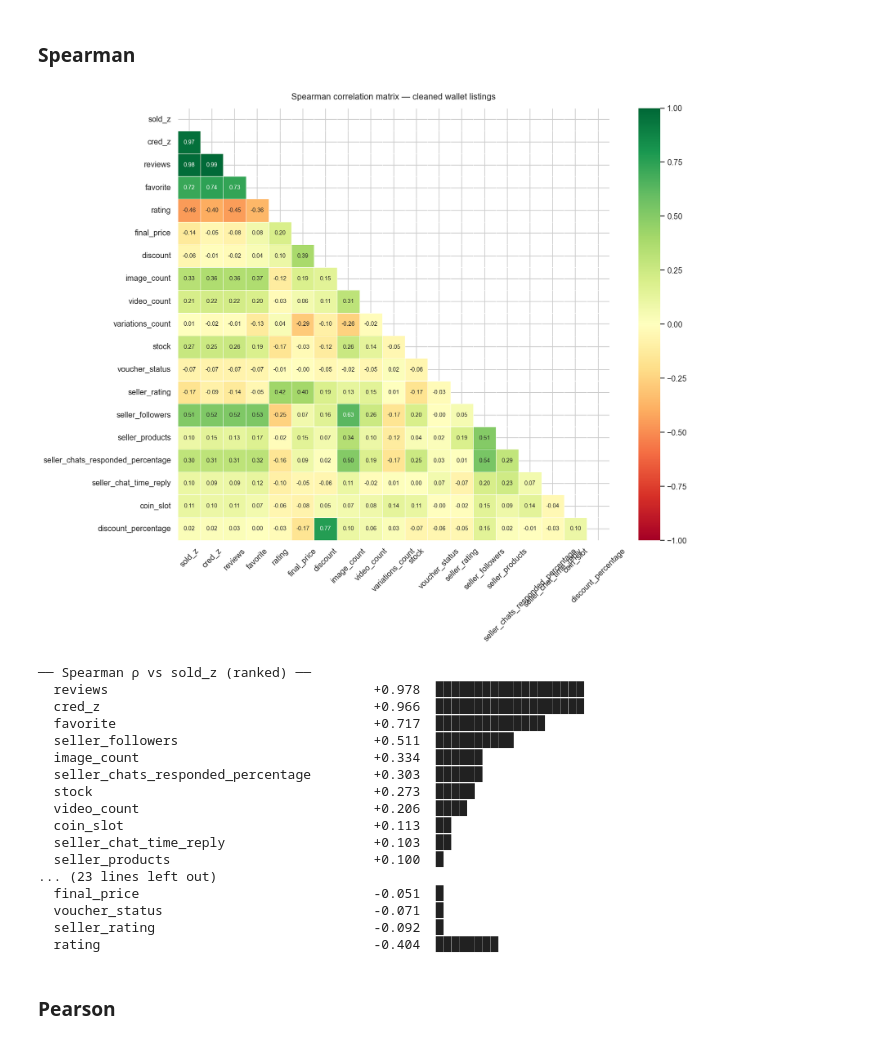
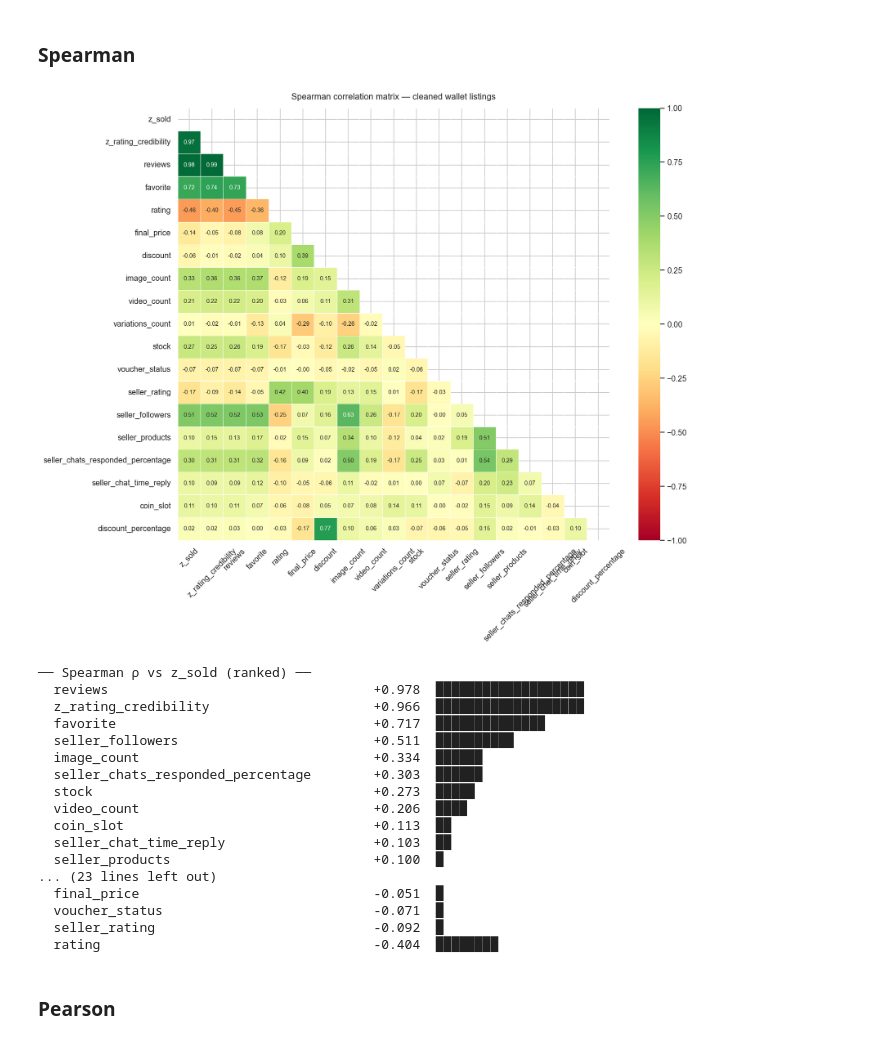
Before and after one commit to claranatalie01/COMP4501-FYP, a Jupyter notebook: angel/02_Dompet_NormalizeData.ipynb, the cells around one changed output. Saved outputs shown, nothing was run; the diff lists cells and outputs as text; code cells hidden in the pictures.

Commit message:
eda_angel - rename to z_sold and z_rating_credibility

```diff
--- a/angel/02_Dompet_NormalizeData.ipynb
+++ b/angel/02_Dompet_NormalizeData.ipynb
@@ -96,12 +96,12 @@ tmp_corr['rating_credibility'] = pd.to_numeric(tmp_corr['rating_credibility'], e
 
 tmp_corr = tmp_corr.dropna(subset=['sold', 'rating_credibility']).copy()
 
-tmp_corr['sold_z'] = zscore_series(tmp_corr['sold'])
-tmp_corr['cred_z'] = zscore_series(tmp_corr['rating_credibility'])
+tmp_corr['z_sold'] = zscore_series(tmp_corr['sold'])
+tmp_corr['z_rating_credibility'] = zscore_series(tmp_corr['rating_credibility'])
 
-# Add the sold_z and cred_z columns to df as well
-df['sold_z'] = tmp_corr['sold_z']
-df['cred_z'] = tmp_corr['cred_z']
+# Add the z_sold and z_rating_credibility columns to df as well
+df['z_sold'] = tmp_corr['z_sold']
+df['z_rating_credibility'] = tmp_corr['z_rating_credibility']
 
 print(f"All columns logged, discount percentage and rating credibility created")
 print(f"Final dataset shape: {df.shape[0]:,} rows × {df.shape[1]} cols")
@@ -153,48 +153,48 @@ Preview:
 # %%
 # ── Master heatmap — which features correlate with GMV? ──────────
 corr_cols = [
-    'sold_z', 'cred_z', 'reviews', 'favorite', 'rating',
+    'z_sold', 'z_rating_credibility', 'reviews', 'favorite', 'rating',
     'final_price', 'discount', 'image_count', 'video_count',
     'variations_count', 'stock', 'voucher_status',
     'seller_rating', 'seller_followers', 'seller_products',
     'seller_chats_responded_percentage', 'seller_chat_time_reply',
     'coin_slot', 'discount_percentage',
 ]
 
 spearman_mx = df[corr_cols].corr(method='spearman')
 
 fig, ax = plt.subplots(figsize=(14, 11))
 mask = np.triu(np.ones_like(spearman_mx, dtype=bool))
 sns.heatmap(
     spearman_mx, mask=mask,
     annot=True, fmt='.2f', annot_kws={'size': 8},
     cmap='RdYlGn', center=0, vmin=-1, vmax=1,
     linewidths=0.4, linecolor='white', square=True, ax=ax
 )
 ax.set_title('Spearman correlation matrix — cleaned wallet listings', fontsize=12, pad=12)
 ax.tick_params(axis='x', rotation=45)
 ax.tick_params(axis='y', rotation=0)
 plt.tight_layout()
 plt.show()
 
-sold_corr = spearman_mx['sold_z'].drop('sold_z').sort_values(ascending=False)
-print("\n── Spearman ρ vs sold_z (ranked) ──")
+sold_corr = spearman_mx['z_sold'].drop('z_sold').sort_values(ascending=False)
+print("\n── Spearman ρ vs z_sold (ranked) ──")
 for feat, val in sold_corr.items():
     bar  = '█' * int(abs(val) * 20)
     sign = '+' if val >= 0 else ''
     print(f"  {feat:40} {sign}{val:.3f}  {bar}")
 
-rating_cred_corr = spearman_mx['cred_z'].drop('cred_z').sort_values(ascending=False)
-print("\n── Spearman ρ vs raticred_zng_credibility (ranked) ──")
+rating_cred_corr = spearman_mx['z_rating_credibility'].drop('z_rating_credibility').sort_values(ascending=False)
+print("\n── Spearman ρ vs ratiz_rating_credibilityng_credibility (ranked) ──")
 for feat, val in rating_cred_corr.items():
     bar  = '█' * int(abs(val) * 20)
     sign = '+' if val >= 0 else ''
     print(f"  {feat:40} {sign}{val:.3f}  {bar}")
 # %% [output]
-[figure, old version]
+[figure, new version]
-── Spearman ρ vs sold_z (ranked) ──
+── Spearman ρ vs z_sold (ranked) ──
   reviews                                  +0.978  ███████████████████
-  cred_z                                   +0.966  ███████████████████
+  z_rating_credibility                     +0.966  ███████████████████
   favorite                                 +0.717  ██████████████
   seller_followers                         +0.511  ██████████
   image_count                              +0.334  ██████
```
Also changed, not shown: parts of 2 cells of this notebook, 1 other file.
